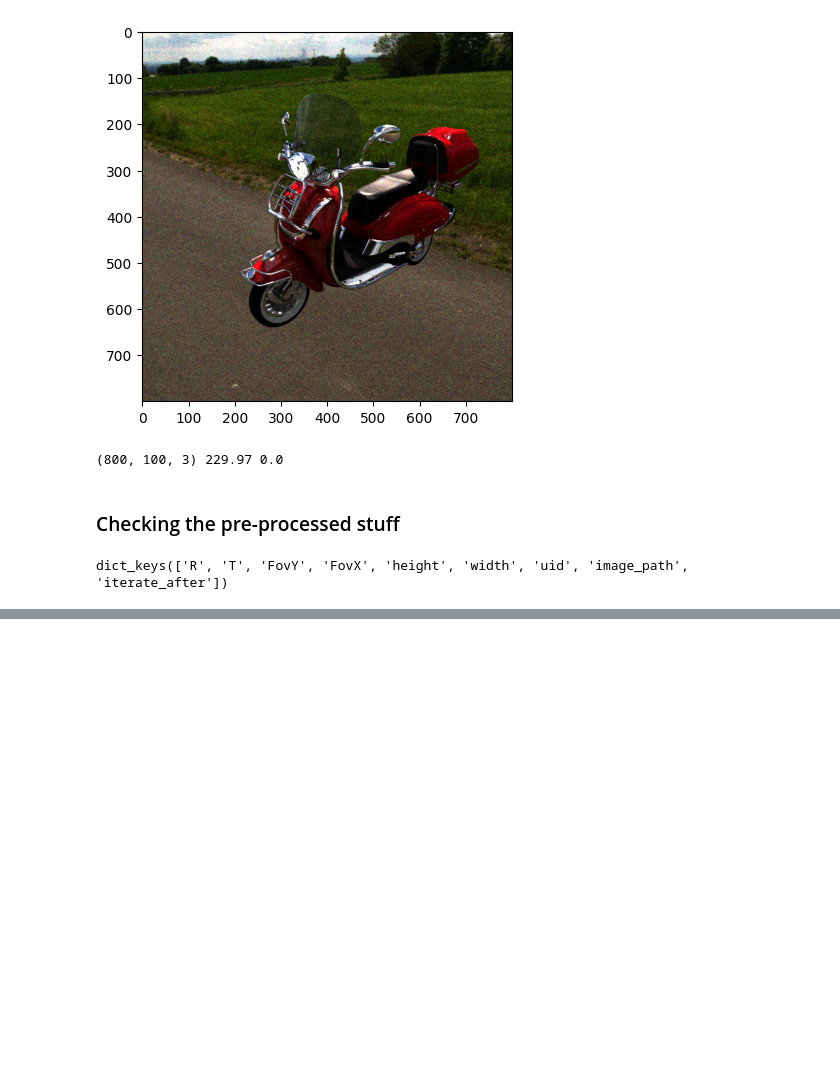
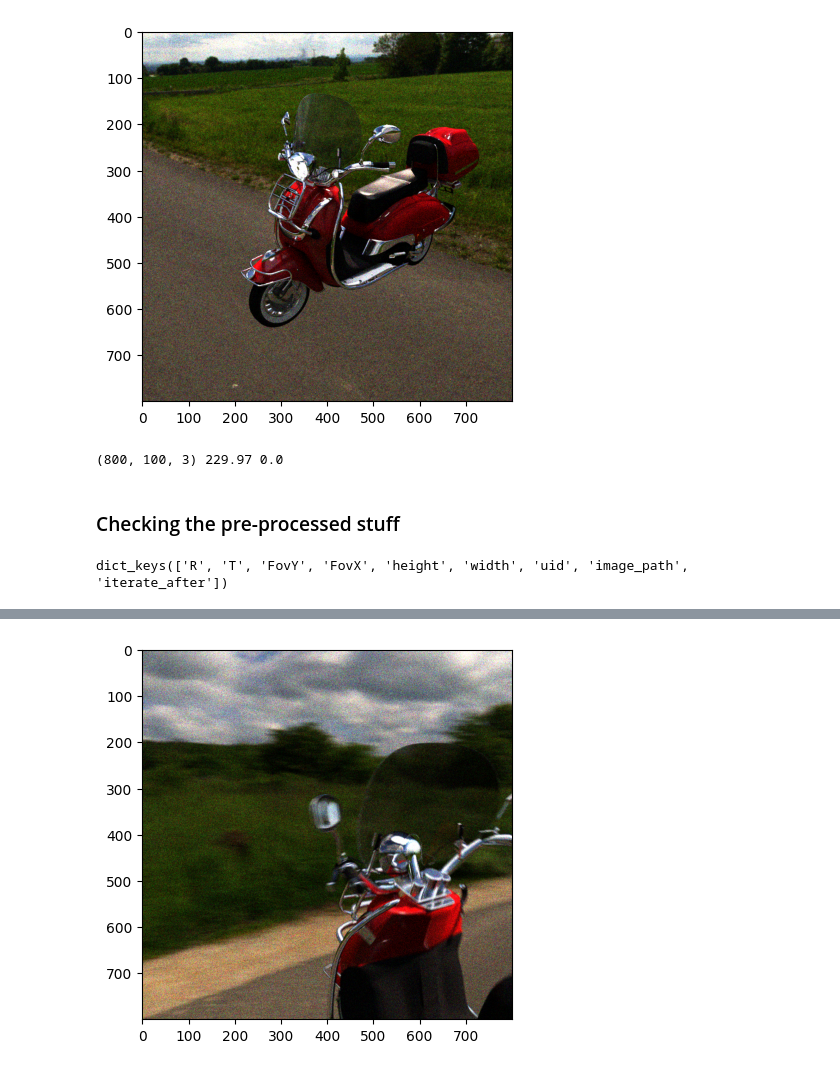
Before and after one commit to Aryan-Garg/quanta3DGS, a Jupyter notebook: spc_datareader.ipynb, the cells around one changed output, grey strips where cells are left out. Drawn from its saved outputs; the diff is of its cells as text; code cells hidden in the pictures; blank space fills up the shorter version.

Commit message:
Test img pre-processed with visuals

```diff
--- a/spc_datareader.ipynb
+++ b/spc_datareader.ipynb
@@ -404,0 +405,5 @@ print(img.shape, np.amax(img), np.amin(img))
+# %%
+plt.imshow(img)
+plt.show()
+# %% [output]
+[figure, added]
```
Also changed, not shown: parts of 1 cell of this notebook.
